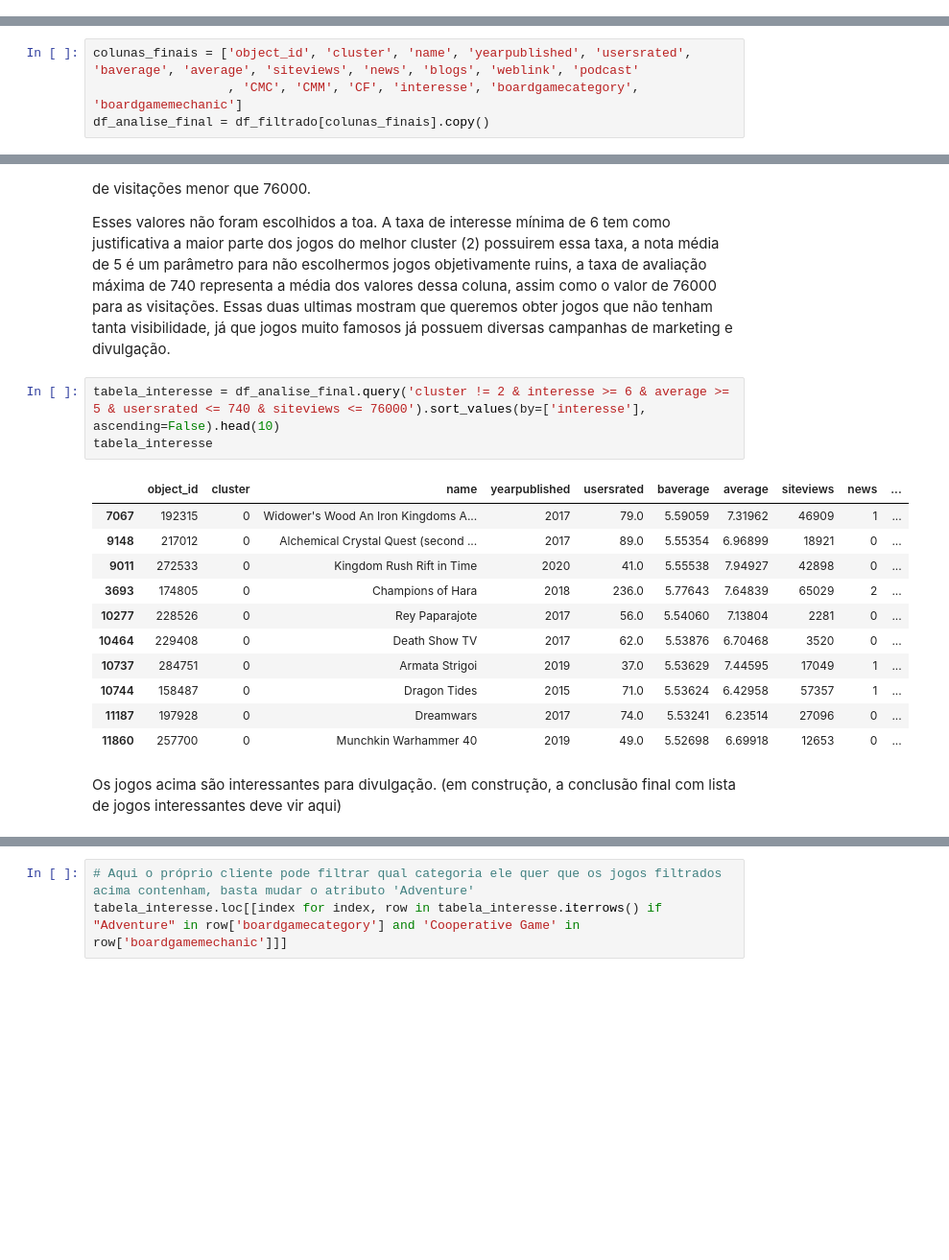
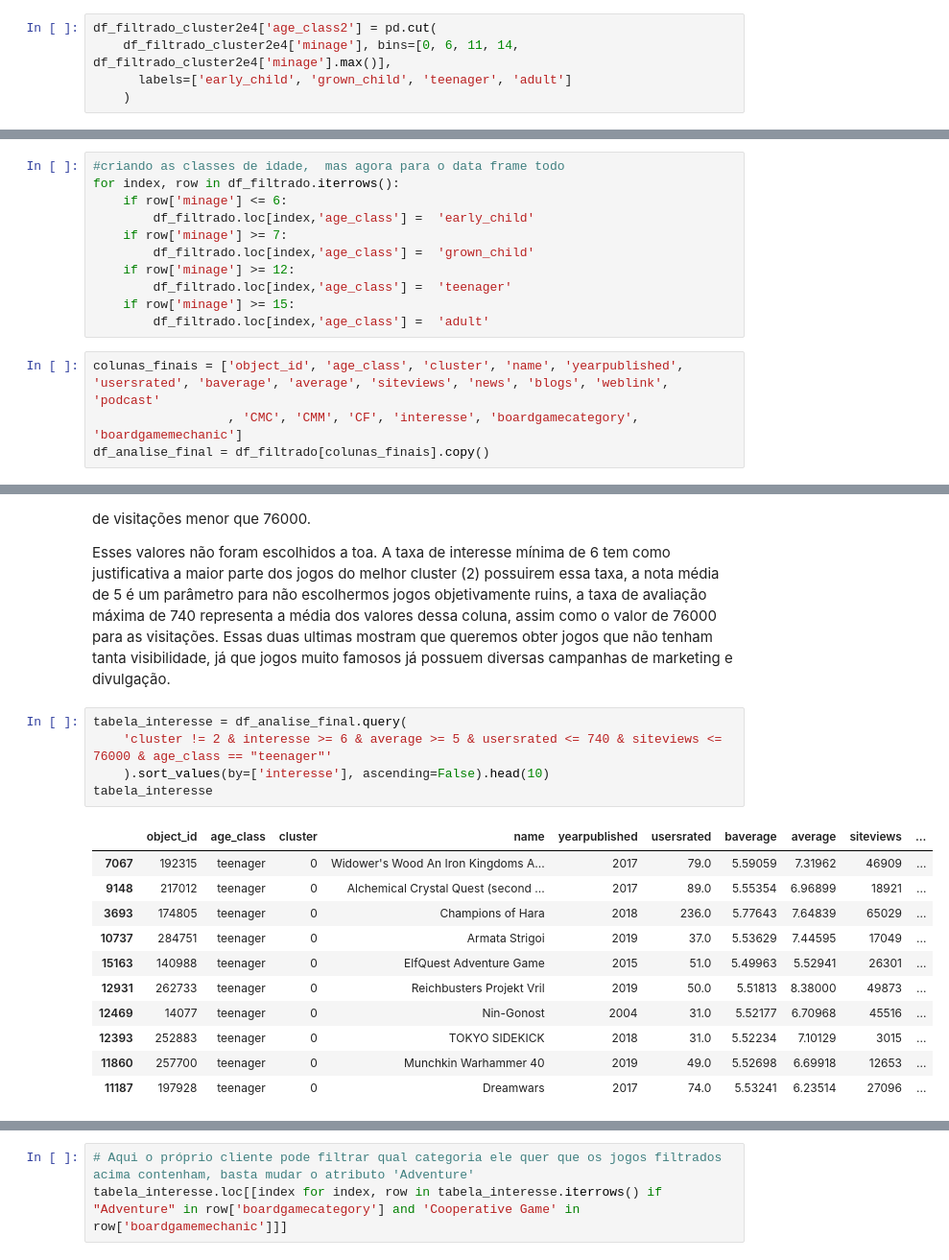
Before and after one commit to enzo-giannoni/Treinamento-1, a Jupyter notebook: storytelling-enzo.ipynb, the cells around one changed output, grey strips where cells are left out. Shown at 96% size. Cells and saved outputs as stored; diff of their text form; blank space fills up the shorter version.

```diff
--- a/storytelling-enzo.ipynb
+++ b/storytelling-enzo.ipynb
@@ -273,4 +274,9 @@ for index, row in df_filtrado_cluster2e4.iterrows():
         df_filtrado_cluster2e4.loc[index,'age_class'] =  'teenager'
     if row['minage'] >= 15:
         df_filtrado_cluster2e4.loc[index,'age_class'] =  'adult'
+# %%
+df_filtrado_cluster2e4['age_class2'] = pd.cut(
+    df_filtrado_cluster2e4['minage'], bins=[0, 6, 11, 14, df_filtrado_cluster2e4['minage'].max()],
+      labels=['early_child', 'grown_child', 'teenager', 'adult']
+    )
 # %%
@@ -520,5 +542,16 @@ Agora, vamos analisar todos os jogos que estão fora do cluster 2 e comparar sua
+# %%
+#criando as classes de idade,  mas agora para o data frame todo
+for index, row in df_filtrado.iterrows():
+    if row['minage'] <= 6:
+        df_filtrado.loc[index,'age_class'] =  'early_child'
+    if row['minage'] >= 7:
+        df_filtrado.loc[index,'age_class'] =  'grown_child'
+    if row['minage'] >= 12:
+        df_filtrado.loc[index,'age_class'] =  'teenager'
+    if row['minage'] >= 15:
+        df_filtrado.loc[index,'age_class'] =  'adult'
 # %%
-colunas_finais = ['object_id', 'cluster', 'name', 'yearpublished', 'usersrated', 'baverage', 'average', 'siteviews', 'news', 'blogs', 'weblink', 'podcast'
+colunas_finais = ['object_id', 'age_class', 'cluster', 'name', 'yearpublished', 'usersrated', 'baverage', 'average', 'siteviews', 'news', 'blogs', 'weblink', 'podcast'
                   , 'CMC', 'CMM', 'CF', 'interesse', 'boardgamecategory', 'boardgamemechanic']
 df_analise_final = df_filtrado[colunas_finais].copy()
 # %% [markdown]
@@ -526,19 +559,19 @@ Filtrando o DataFrame com apenas os jogos fora do cluster 2, taxa de interesse m
 
 Esses valores não foram escolhidos a toa. A taxa de interesse mínima de 6 tem como justificativa a maior parte dos jogos do melhor cluster (2) possuirem essa taxa, a nota média de 5 é um parâmetro para não escolhermos jogos objetivamente ruins, a taxa de avaliação máxima de 740 representa a média dos valores dessa coluna, assim como o valor de 76000 para as visitações. Essas duas ultimas mostram que queremos obter jogos que não tenham tanta visibilidade, já que jogos muito famosos já possuem diversas campanhas de marketing e divulgação.
 # %%
-tabela_interesse = df_analise_final.query('cluster != 2 & interesse >= 6 & average >= 5 & usersrated <= 740 & siteviews <= 76000').sort_values(by=['interesse'], ascending=False).head(10)
+tabela_interesse = df_analise_final.query(
+    'cluster != 2 & interesse >= 6 & average >= 5 & usersrated <= 740 & siteviews <= 76000 & age_class == "teenager"'
+    ).sort_values(by=['interesse'], ascending=False).head(10)
 tabela_interesse
 # %% [output]
-|  | object_id | cluster | name | yearpublished | usersrated | baverage | average | siteviews | news | ... |
-| 7067 | 192315 | 0 | Widower's Wood An Iron Kingdoms A... | 2017 | 79.0 | 5.59059 | 7.31962 | 46909 | 1 | ... |
-| 9148 | 217012 | 0 | Alchemical Crystal Quest (second ... | 2017 | 89.0 | 5.55354 | 6.96899 | 18921 | 0 | ... |
-| 9011 | 272533 | 0 | Kingdom Rush Rift in Time | 2020 | 41.0 | 5.55538 | 7.94927 | 42898 | 0 | ... |
-| 3693 | 174805 | 0 | Champions of Hara | 2018 | 236.0 | 5.77643 | 7.64839 | 65029 | 2 | ... |
-| 10277 | 228526 | 0 | Rey Paparajote | 2017 | 56.0 | 5.54060 | 7.13804 | 2281 | 0 | ... |
-| 10464 | 229408 | 0 | Death Show TV | 2017 | 62.0 | 5.53876 | 6.70468 | 3520 | 0 | ... |
-| 10737 | 284751 | 0 | Armata Strigoi | 2019 | 37.0 | 5.53629 | 7.44595 | 17049 | 1 | ... |
-| 10744 | 158487 | 0 | Dragon Tides | 2015 | 71.0 | 5.53624 | 6.42958 | 57357 | 1 | ... |
-| 11187 | 197928 | 0 | Dreamwars | 2017 | 74.0 | 5.53241 | 6.23514 | 27096 | 0 | ... |
-| 11860 | 257700 | 0 | Munchkin Warhammer 40 | 2019 | 49.0 | 5.52698 | 6.69918 | 12653 | 0 | ... |
+|  | object_id | age_class | cluster | name | yearpublished | usersrated | baverage | average | siteviews | ... |
+| 7067 | 192315 | teenager | 0 | Widower's Wood An Iron Kingdoms A... | 2017 | 79.0 | 5.59059 | 7.31962 | 46909 | ... |
+| 9148 | 217012 | teenager | 0 | Alchemical Crystal Quest (second ... | 2017 | 89.0 | 5.55354 | 6.96899 | 18921 | ... |
+| 3693 | 174805 | teenager | 0 | Champions of Hara | 2018 | 236.0 | 5.77643 | 7.64839 | 65029 | ... |
+| 10737 | 284751 | teenager | 0 | Armata Strigoi | 2019 | 37.0 | 5.53629 | 7.44595 | 17049 | ... |
+| 15163 | 140988 | teenager | 0 | ElfQuest Adventure Game | 2015 | 51.0 | 5.49963 | 5.52941 | 26301 | ... |
+| 12931 | 262733 | teenager | 0 | Reichbusters Projekt Vril | 2019 | 50.0 | 5.51813 | 8.38000 | 49873 | ... |
+| 12469 | 14077 | teenager | 0 | Nin-Gonost | 2004 | 31.0 | 5.52177 | 6.70968 | 45516 | ... |
+| 12393 | 252883 | teenager | 0 | TOKYO SIDEKICK | 2018 | 31.0 | 5.52234 | 7.10129 | 3015 | ... |
+| 11860 | 257700 | teenager | 0 | Munchkin Warhammer 40 | 2019 | 49.0 | 5.52698 | 6.69918 | 12653 | ... |
+| 11187 | 197928 | teenager | 0 | Dreamwars | 2017 | 74.0 | 5.53241 | 6.23514 | 27096 | ... |
-# %% [markdown]
-Os jogos acima são interessantes para divulgação. (em construção, a conclusão final com lista de jogos interessantes deve vir aqui)
```
Also changed, not shown: parts of 16 cells of this notebook.
